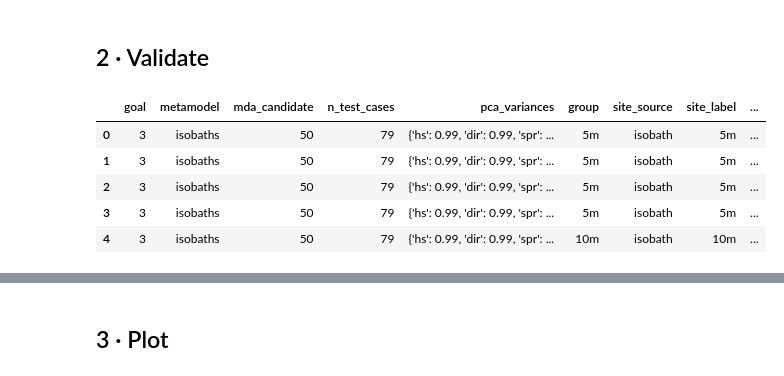
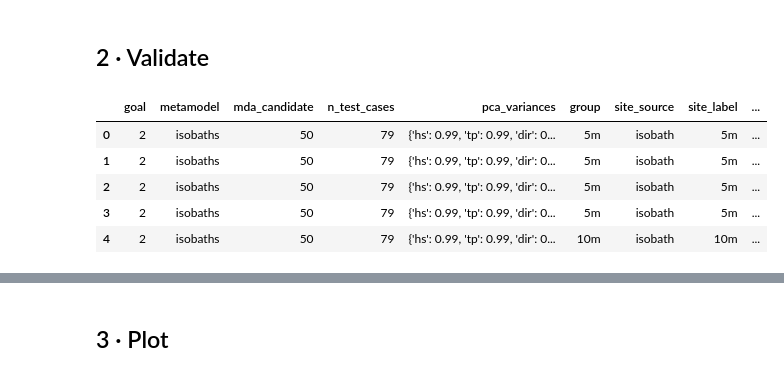
Before and after one commit to GeoOcean/HyGloW, a Jupyter notebook: Netherlands/06_Validate_Metamodel.ipynb, the cells around one changed output, grey strips where cells are left out. Cells and saved outputs as stored; diff of their text form; code cells hidden in the pictures.

```diff
--- a/Netherlands/06_Validate_Metamodel.ipynb
+++ b/Netherlands/06_Validate_Metamodel.ipynb
@@ -62,15 +63,15 @@ PCA NaN    : dry-site handling in metamodel.pca_preprocessing (see README)
 ## 2 · Validate
 # %%
 # Metrics for every MDA size → outputs/goal_01/{mm_set}/validation_metrics.csv
-metrics = val.sweep(3, metamodel=mm_set)
+metrics = val.sweep(2, metamodel=mm_set)
 metrics.head()
 # %% [output]
 |  | goal | metamodel | mda_candidate | n_test_cases | pca_variances | group | site_source | site_label | ... |
-| 0 | 3 | isobaths | 50 | 79 | {'hs': 0.99, 'dir': 0.99, 'spr': ... | 5m | isobath | 5m | ... |
-| 1 | 3 | isobaths | 50 | 79 | {'hs': 0.99, 'dir': 0.99, 'spr': ... | 5m | isobath | 5m | ... |
-| 2 | 3 | isobaths | 50 | 79 | {'hs': 0.99, 'dir': 0.99, 'spr': ... | 5m | isobath | 5m | ... |
-| 3 | 3 | isobaths | 50 | 79 | {'hs': 0.99, 'dir': 0.99, 'spr': ... | 5m | isobath | 5m | ... |
-| 4 | 3 | isobaths | 50 | 79 | {'hs': 0.99, 'dir': 0.99, 'spr': ... | 10m | isobath | 10m | ... |
+| 0 | 2 | isobaths | 50 | 79 | {'hs': 0.99, 'tp': 0.99, 'dir': 0... | 5m | isobath | 5m | ... |
+| 1 | 2 | isobaths | 50 | 79 | {'hs': 0.99, 'tp': 0.99, 'dir': 0... | 5m | isobath | 5m | ... |
+| 2 | 2 | isobaths | 50 | 79 | {'hs': 0.99, 'tp': 0.99, 'dir': 0... | 5m | isobath | 5m | ... |
+| 3 | 2 | isobaths | 50 | 79 | {'hs': 0.99, 'tp': 0.99, 'dir': 0... | 5m | isobath | 5m | ... |
+| 4 | 2 | isobaths | 50 | 79 | {'hs': 0.99, 'tp': 0.99, 'dir': 0... | 10m | isobath | 10m | ... |
 # %%
 val.plot_sweep(metrics, by="bulk")
 plt.show()
```
Also changed, not shown: parts of 4 cells of this notebook, 37 other files.
